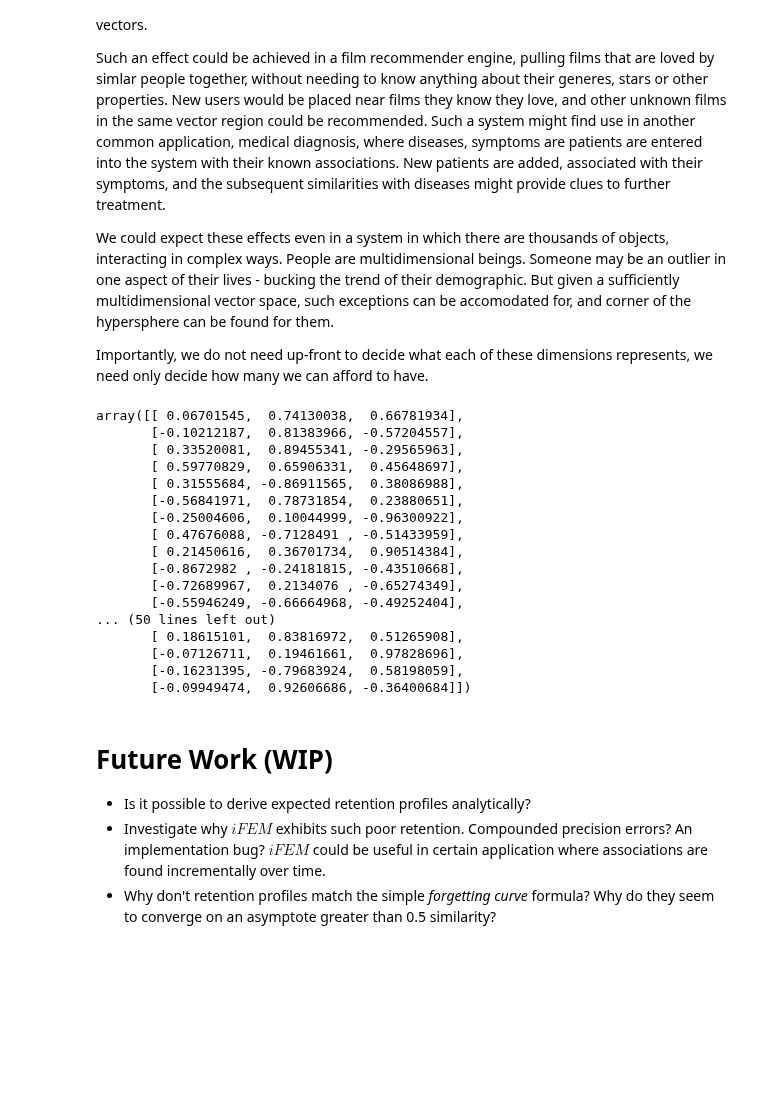
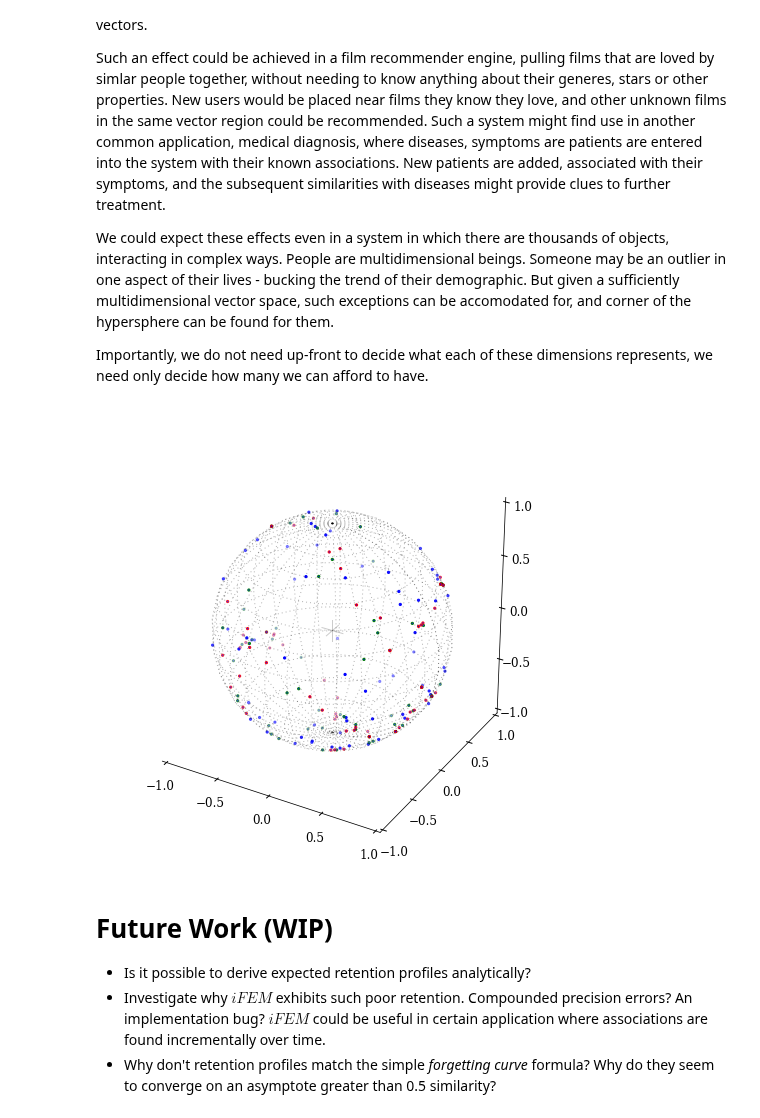
Before and after one commit to sagland/vecassoc, a Jupyter notebook: notebooks/vecassoc.ipynb, the cells around one changed output. Cells and saved outputs as stored; diff of their text form; code cells hidden in the pictures; blank space fills up the shorter version.

```diff
--- a/notebooks/vecassoc.ipynb
+++ b/notebooks/vecassoc.ipynb
@@ -930,32 +935,32 @@ def hs_relmap(rels, n=3, k=2, history=False, mf=hs_pfmean):
     vs = hs_sample(m, n)
     if not k:
         return vs
-    # A function that calculates the weight mean of a list
-    # of vector indexes and weights
-    def group_mean(bdf):
-        return mf(vs[bdf['vix']], np.array(bdf['weight']))
     # Now make a bidirectional map for each relation
     relframe_flat = relframe.reset_index()
     relframe_swapped = pd.DataFrame({'a':relframe_flat.b,
                                      'b':relframe_flat.a,
                                      'weight':relframe_flat.weight})
-    relframe_flat_total = pd.concat([relframe_flat, relframe_swapped], ignore_index=True)
-    relframe_flat_total['vix'] = np.array(idmap[relframe_flat_total['b']])
+    relframe_flat_total = pd.concat([relframe_flat, relframe_swapped])#, ignore_index=True)
     # Prepare blend factors for slerping
     mus = relframe_flat_total.groupby('a').weight.sum()
     amus = np.array(mus[relframe_flat['a']]) # b masses of the relations
     bmus = np.array(mus[relframe_flat['b']]) # a masses of the relations
     ts = bmus / (amus+bmus) # For slerping between objects in relations
-    # Iterate of generations
-    aix = idmap[relframe_flat['a']]# Indexes to vector array for a side
-    bix = idmap[relframe_flat['b']]# Indexes to vector array for b side
+    r = len(relframe_flat) # Number of relations
+    rvs = np.empty((r, n)) # Preallocate space for relation vectors
+    # Prepare the indexes to the vector array
+    aix = idmap[relframe_flat['a']] # For a side
+    bix = idmap[relframe_flat['b']] # For b side
+    # A function that calculates the weight mean of a list
+    # of vector indexes and weights
+    def group_mean(bdf):
+        return mf(rvs[bdf.index], np.array(bdf['weight']))
+    # Iterate k generations
     for k in range(1, k + 1):
         # Generate relation vectors
-        avs = vs[aix]
-        bvs = vs[bix]
-        rvs = hs_slerp(avs, bvs, ts)
-        # TODO: This group_mean is wrong, we should be using rvs, not vs
-        #return relframe_flat_total.groupby('a').apply(group_mean)
+        rvs[:] = hs_slerp(vs[aix], vs[bix], ts)
+        # Mean together the relation vectors for each object.
+        vs[:] = np.array(list(relframe_flat_total.groupby('a').apply(group_mean)))
     return vs
 # %%
 np.random.seed(2323)
@@ -969,25 +974,24 @@ rels = np.zeros(R, dtype=[('a', 'i4'), ('b', 'i4'), ('weight', 'f4')])
 rels['a'] = np.random.randint(0, M, R)
 rels['b'] = np.random.randint(0, M, R)
 rels['weight'] = np.random.exponential(10, R) + 1
-hs_relmap(rels, n=N, k=K, mf=MF)
+np.random.seed(1843)
+r0 = hs_relmap(rels, n=N, k=0, mf=MF)
+np.random.seed(1843)
+r1 = hs_relmap(rels, n=N, k=1, mf=MF)
+np.random.seed(1843)
+r2 = hs_relmap(rels, n=N, k=2, mf=MF)
-# %% [output]
-array([[ 0.06701545,  0.74130038,  0.66781934],
-       [-0.10212187,  0.81383966, -0.57204557],
-       [ 0.33520081,  0.89455341, -0.29565963],
-       [ 0.59770829,  0.65906331,  0.45648697],
-       [ 0.31555684, -0.86911565,  0.38086988],
-       [-0.56841971,  0.78731854,  0.23880651],
-       [-0.25004606,  0.10044999, -0.96300922],
-       [ 0.47676088, -0.7128491 , -0.51433959],
-       [ 0.21450616,  0.36701734,  0.90514384],
-       [-0.8672982 , -0.24181815, -0.43510668],
-       [-0.72689967,  0.2134076 , -0.65274349],
-       [-0.55946249, -0.66664968, -0.49252404],
-... (50 lines left out)
-       [ 0.18615101,  0.83816972,  0.51265908],
-       [-0.07126711,  0.19461661,  0.97828696],
-       [-0.16231395, -0.79683924,  0.58198059],
-       [-0.09949474,  0.92606686, -0.36400684]])
+# %%
+# Illustrate the incorrect results generated by a normalized
+# weighted Euclidean mean.
+fig = plt.figure(figsize=(8, 8))
+ax1 = fig.add_subplot(111, projection='3d')
+drawsphere(ax1)
+ax1.scatter(r0[:,0], r0[:,1], r0[:,2], color='b', marker='.')
+ax1.scatter(r1[:,0], r1[:,1], r1[:,2], color='g', marker='.')
+ax1.scatter(r2[:,0], r2[:,1], r2[:,2], color='r', marker='.')
+plt.show()
+# %% [output]
+[figure, added]
 # %% [markdown]
 # Future Work (WIP)
 
```
Also changed, not shown: parts of 1 cell of this notebook.
